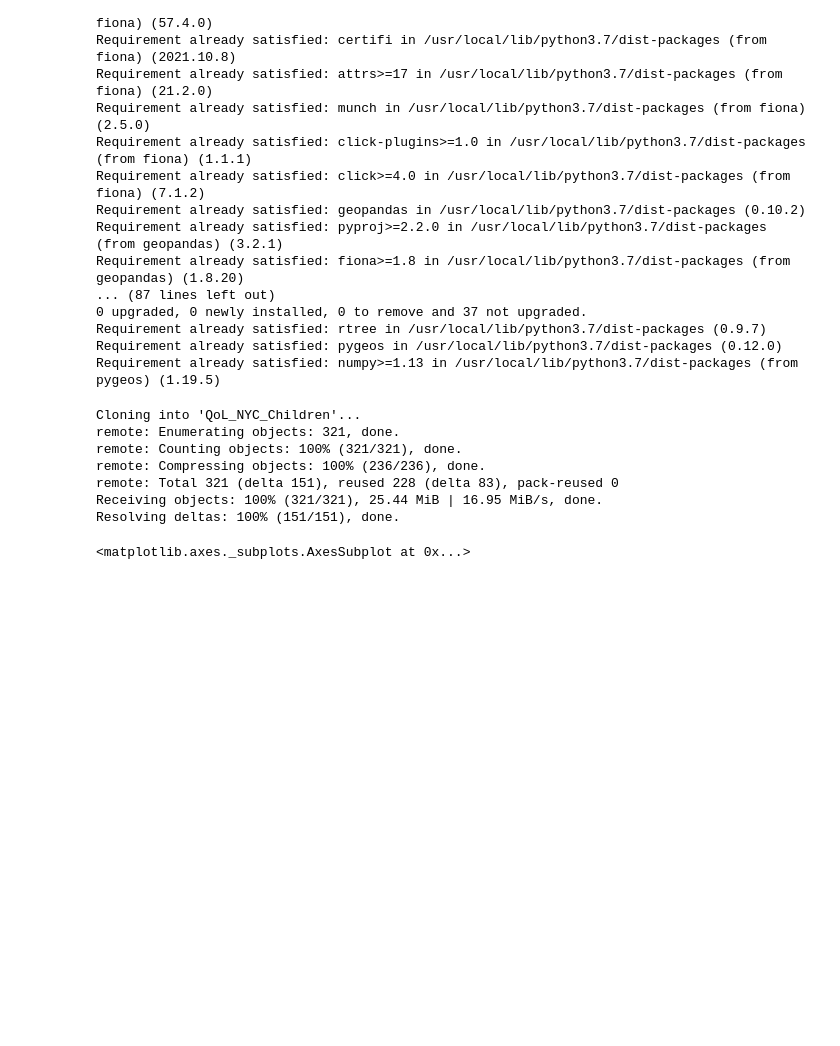
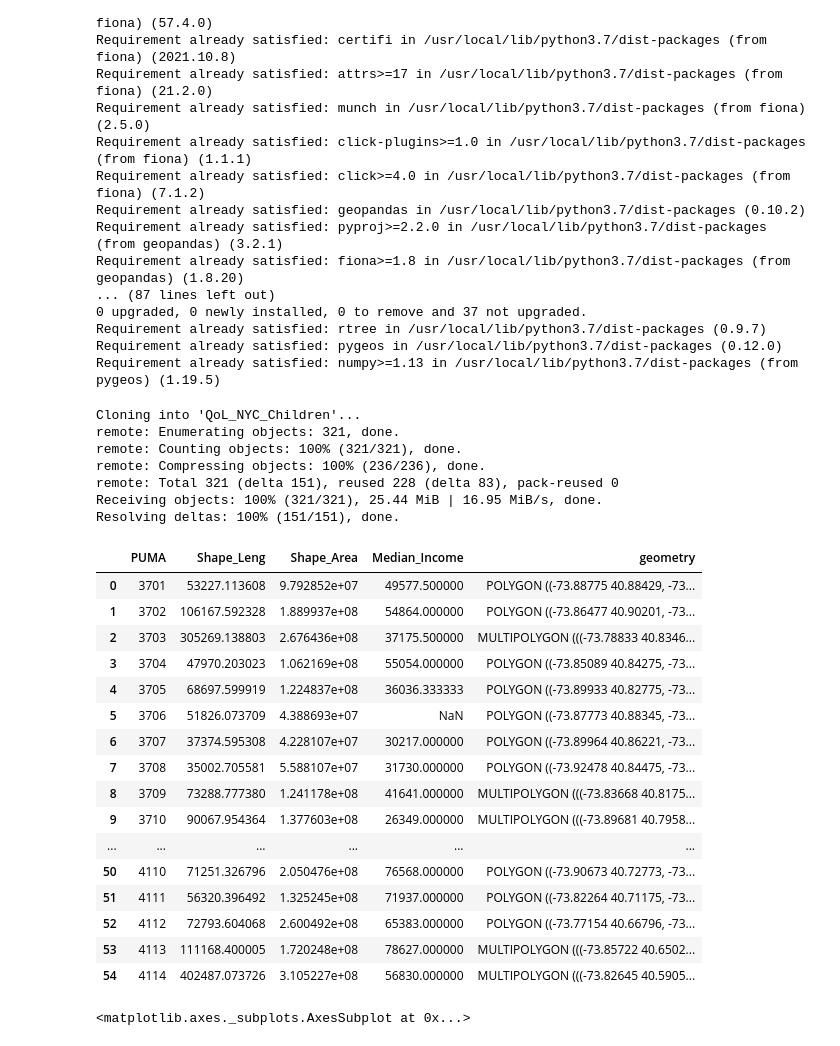
Before and after one commit to kirthi-b/QoL_NYC_Children, a Jupyter notebook: Data Visualization/Data Visualization.ipynb, the cells around one changed output. Drawn from its saved outputs; the diff is of its cells as text; code cells hidden in the pictures; blank space fills up the shorter version.

```diff
--- a/Data Visualization/Data Visualization.ipynb
+++ b/Data Visualization/Data Visualization.ipynb
@@ -93,6 +93,26 @@ Resolving deltas: 100% (151/151), done.
 plot_eco = gpd.read_file("/content/QoL_NYC_Children/Economic/Output/econ_gdf.json")
 # %%
 plot_soc =  gpd.read_file("/content/QoL_NYC_Children/Social/Output/soc_ult_gdf.json")
+# %%
+plot_eco
+# %% [output]
+|  | PUMA | Shape_Leng | Shape_Area | Median_Income | geometry |
+| 0 | 3701 | 53227.113608 | 9.792852e+07 | 49577.500000 | POLYGON ((-73.88775 40.88429, -73... |
+| 1 | 3702 | 106167.592328 | 1.889937e+08 | 54864.000000 | POLYGON ((-73.86477 40.90201, -73... |
+| 2 | 3703 | 305269.138803 | 2.676436e+08 | 37175.500000 | MULTIPOLYGON (((-73.78833 40.8346... |
+| 3 | 3704 | 47970.203023 | 1.062169e+08 | 55054.000000 | POLYGON ((-73.85089 40.84275, -73... |
+| 4 | 3705 | 68697.599919 | 1.224837e+08 | 36036.333333 | POLYGON ((-73.89933 40.82775, -73... |
+| 5 | 3706 | 51826.073709 | 4.388693e+07 | NaN | POLYGON ((-73.87773 40.88345, -73... |
+| 6 | 3707 | 37374.595308 | 4.228107e+07 | 30217.000000 | POLYGON ((-73.89964 40.86221, -73... |
+| 7 | 3708 | 35002.705581 | 5.588107e+07 | 31730.000000 | POLYGON ((-73.92478 40.84475, -73... |
+| 8 | 3709 | 73288.777380 | 1.241178e+08 | 41641.000000 | MULTIPOLYGON (((-73.83668 40.8175... |
+| 9 | 3710 | 90067.954364 | 1.377603e+08 | 26349.000000 | MULTIPOLYGON (((-73.89681 40.7958... |
+| ... | ... | ... | ... | ... | ... |
+| 50 | 4110 | 71251.326796 | 2.050476e+08 | 76568.000000 | POLYGON ((-73.90673 40.72773, -73... |
+| 51 | 4111 | 56320.396492 | 1.325245e+08 | 71937.000000 | POLYGON ((-73.82264 40.71175, -73... |
+| 52 | 4112 | 72793.604068 | 2.600492e+08 | 65383.000000 | POLYGON ((-73.77154 40.66796, -73... |
+| 53 | 4113 | 111168.400005 | 1.720248e+08 | 78627.000000 | MULTIPOLYGON (((-73.85722 40.6502... |
+| 54 | 4114 | 402487.073726 | 3.105227e+08 | 56830.000000 | MULTIPOLYGON (((-73.82645 40.5905... |
 # %%
 plot_eco.plot()
 # %% [output]
```
Also changed, not shown: 7 other files.
